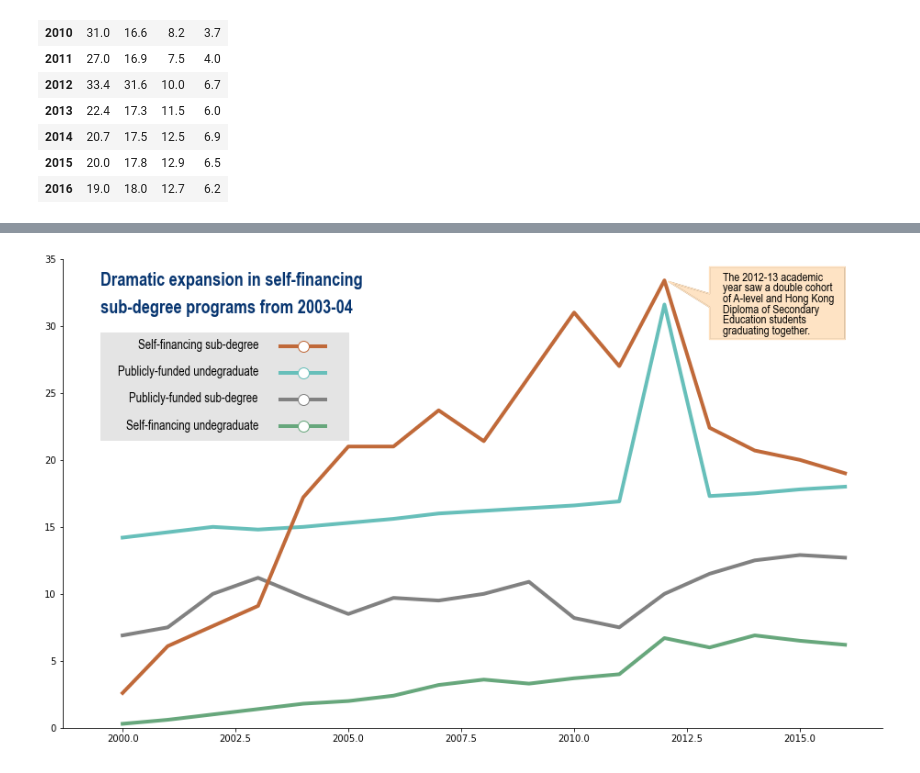
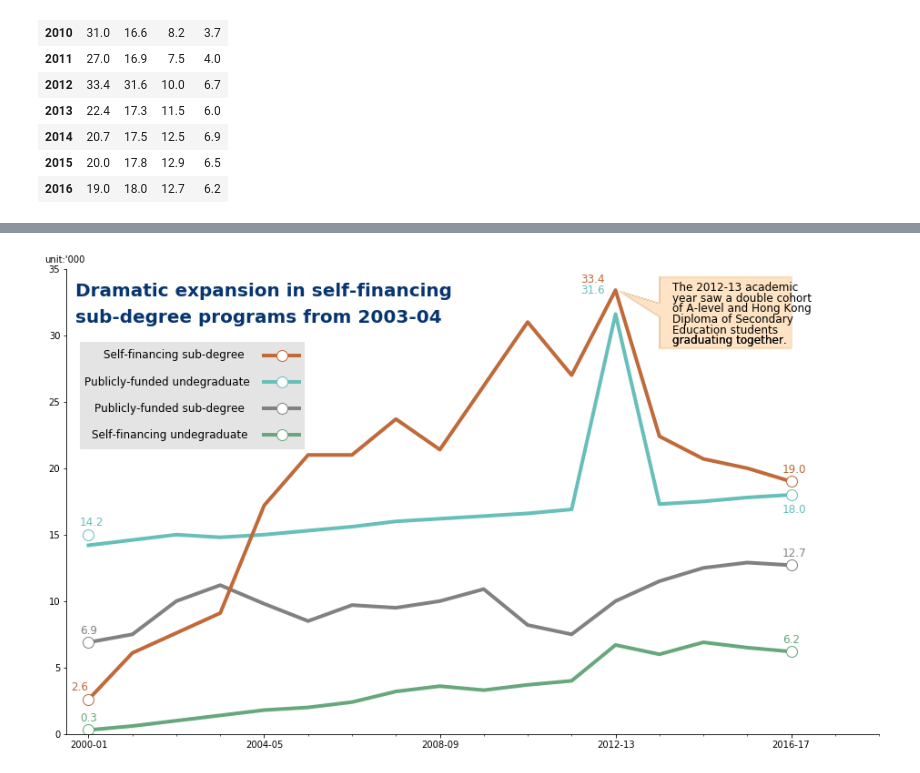
Before and after one commit to HarryZhao2000/HK_student, a Jupyter notebook: project2.ipynb, the cells around one changed output, grey strips where cells are left out. Saved outputs shown, nothing was run; the diff lists cells and outputs as text; code cells hidden in the pictures.

```diff
--- a/project2.ipynb
+++ b/project2.ipynb
@@ -3,11 +10,14 @@
 # %%
+%matplotlib inline
+
 import matplotlib.pyplot as plt
 import pandas as pd
 import numpy as np
 from matplotlib.path import Path
 from matplotlib.patches import PathPatch
+from matplotlib.ticker import MultipleLocator, FormatStrFormatter
+
+data = pd.read_excel('data_pj2.xlsx',index_col = 'date')
-# %%
-data = pd.read_excel('/Users/hurryzhao/Downloads/data_pj2.xlsx',index_col = 'date')
 # %%
 data
 # %% [output]
@@ -33,73 +45,115 @@ data
 # %%
+# Draw the lines
 fig, ax=plt.subplots(figsize=(16, 9.4))
 ax.plot(data.PFU, color='#67BFBA',linewidth=4)
 ax.plot(data.PFS, color='#818181',linewidth=4)
 ax.plot(data.SFS, color='#C06939',linewidth=4)
 ax.plot(data.SFU, color='#67A77C',linewidth=4)
+
+# Remove the top and right spines
 ax.spines['top'].set_visible(False)
 ax.spines['right'].set_visible(False)
+
+# Draw the title
 plt.ylim((0,35))
-ax.text(1999.5,33,'Dramatic expansion in self-financing',fontdict=dict(fontsize=20,
+ax.text(1999.7,33,'Dramatic expansion in self-financing',fontdict=dict(fontsize=20,
                                                                        color='#073570',
                                                                        family='Arial Narrow',
                                                                        weight='bold'))
-ax.text(1999.5,31,'sub-degree programs from 2003-04',fontdict=dict(fontsize=20,
+ax.text(1999.7,31,'sub-degree programs from 2003-04',fontdict=dict(fontsize=20,
                                                                    color='#073570',
                                                                    family='Arial Narrow',
                                                                    weight='bold'))
-ax.add_patch(plt.Rectangle((1999.5,21.5),5.5,8,color='#E4E4E4'))
-x=np.linspace(2003.5,2004.5)
-ax.text(2000.34,28.3,'Self-financing sub-degree',fontdict=dict(fontsize=14,
+
+# Draw the legende
+ax.add_patch(plt.Rectangle((1999.8,21.5),5.1,8,color='#E4E4E4'))
+x=np.linspace(2004,2004.8)
+ax.text(2000.34,28.3,'Self-financing sub-degree',fontdict=dict(fontsize=12,
                                                            family='Arial Narrow'))
 ax.plot(x,[28.5 for i in range(len(x))],color='#C06939',linewidth=4)
-ax.plot(2004,28.5,marker='o',color='#C06939',markerfacecolor='w',ms=12)
+ax.plot(2004.4,28.5,marker='o',color='#C06939',markerfacecolor='w',ms=12)
 
-ax.text(1999.9,26.3,'Publicly-funded undegraduate',fontdict=dict(fontsize=14,
+ax.text(1999.9,26.3,'Publicly-funded undegraduate',fontdict=dict(fontsize=12,
                                                            family='Arial Narrow'))
 ax.plot(x,[26.5 for i in range(len(x))],color='#67BFBA',linewidth=4)
-ax.plot(2004,26.5,marker='o',color='#67BFBA',markerfacecolor='w',ms=12)
+ax.plot(2004.4,26.5,marker='o',color='#67BFBA',markerfacecolor='w',ms=12)
 
-ax.text(2000.13,24.3,'Publicly-funded sub-degree',fontdict=dict(fontsize=14,
+ax.text(2000.13,24.3,'Publicly-funded sub-degree',fontdict=dict(fontsize=12,
                                                            family='Arial Narrow'))
 ax.plot(x,[24.5 for i in range(len(x))],color='#818181',linewidth=4)
-ax.plot(2004,24.5,marker='o',color='#818181',markerfacecolor='w',ms=12)
+ax.plot(2004.4,24.5,marker='o',color='#818181',markerfacecolor='w',ms=12)
 
-ax.text(2000.07,22.3,'Self-financing undegraduate',fontdict=dict(fontsize=14,
+ax.text(2000.07,22.3,'Self-financing undegraduate',fontdict=dict(fontsize=12,
                                                            family='Arial Narrow'))
 ax.plot(x,[22.5 for i in range(len(x))],color='#67A77C',linewidth=4)
-ax.plot(2004,22.5,marker='o',color='#67A77C',markerfacecolor='w',ms=12)
+ax.plot(2004.4,22.5,marker='o',color='#67A77C',markerfacecolor='w',ms=12)
 
-# 对话框
+# Draw the dialog box
 path_data =[
 (Path.MOVETO,(2012.1,33.3)),
 (Path.LINETO,(2013,32.4)),
 (Path.LINETO,(2013,34.4)),
 (Path.LINETO,(2016,34.4)),
 (Path.LINETO,(2016,29)),
 (Path.LINETO,(2013,29)),
 (Path.LINETO,(2013,31.4)),
 (Path.CLOSEPOLY,(2012.1,33.3)),
 ]
 codes, verts = zip(*path_data)
 path =Path(verts, codes)
-#按指令和坐标进行绘图
 patch =PathPatch(path, facecolor='#FEE0BE', alpha=0.9)
 ax.add_patch(patch)
-# 绘制控制多边形和连接点
+
+# Add text in the dialog box
 x, y = zip(*path.vertices)
 line,= ax.plot(x, y,'-',color='#FEE0BE')
-ax.text(2013.3,33.4,'The 2012-13 academic',fontdict=dict(fontsize=13,
+ax.text(2013.3,33.4,'The 2012-13 academic',fontdict=dict(fontsize=12,
                                                            family='Arial Narrow'))
-ax.text(2013.3,32.6,'year saw a double cohort',fontdict=dict(fontsize=13,
+ax.text(2013.3,32.6,'year saw a double cohort',fontdict=dict(fontsize=12,
                                                            family='Arial Narrow'))
-ax.text(2013.3,31.8,'of A-level and Hong Kong',fontdict=dict(fontsize=13,
+ax.text(2013.3,31.8,'of A-level and Hong Kong',fontdict=dict(fontsize=12,
                                                            family='Arial Narrow'))
-ax.text(2013.3,31,'Diploma of Secondary',fontdict=dict(fontsize=13,
+ax.text(2013.3,31,'Diploma of Secondary',fontdict=dict(fontsize=12,
                                                            family='Arial Narrow'))
-ax.text(2013.3,30.2,'Education students',fontdict=dict(fontsize=13,
+ax.text(2013.3,30.2,'Education students',fontdict=dict(fontsize=12,
                                                            family='Arial Narrow'))
-ax.text(2013.3,29.4,'graduating together.',fontdict=dict(fontsize=13,
+ax.text(2013.3,29.4,'graduating together.',fontdict=dict(fontsize=12,
                                                            family='Arial Narrow'))
+ax.text(2013.3,29.4,'graduating together.',fontdict=dict(fontsize=12,
+                                                           family='Arial Narrow'))
+
+# Draw the start points
+ax.plot(2000,0.3,marker='o',color='#67A77C',markerfacecolor='w',ms=12)
+ax.text(1999.8,1,'0.3',fontdict=dict(fontsize=12,color='#67A77C',family='Arial Narrow'))
+ax.plot(2000,2.6,marker='o',color='#C06939',markerfacecolor='w',ms=12)
+ax.text(1999.6,3.3,'2.6',fontdict=dict(fontsize=12,color='#C06939',family='Arial Narrow'))
+ax.plot(2000,15,marker='o',color='#67BFBA',markerfacecolor='w',ms=12)
+ax.text(1999.8,15.7,'14.2',fontdict=dict(fontsize=12,color='#67BFBA',family='Arial Narrow'))
+ax.plot(2000,6.9,marker='o',color='#818181',markerfacecolor='w',ms=12)
+ax.text(1999.8,7.6,'6.9',fontdict=dict(fontsize=12,color='#818181',family='Arial Narrow'))
+
+# Draw the highest points
+plt.xlim((1999.5,2018))
+ax.text(2011.2,34,'33.4',fontdict=dict(fontsize=12,color='#C06939',family='Arial Narrow'))
+ax.text(2011.2,33.2,'31.6',fontdict=dict(fontsize=12,color='#67BFBA',family='Arial Narrow'))
+
+# Draw the end points
+ax.plot(2016,6.2,marker='o',color='#67A77C',markerfacecolor='w',ms=12)
+ax.text(2015.8,6.9,'6.2',fontdict=dict(fontsize=12,color='#67A77C',family='Arial Narrow'))
+ax.plot(2016,19,marker='o',color='#C06939',markerfacecolor='w',ms=12)
+ax.text(2015.8,19.7,'19.0',fontdict=dict(fontsize=12,color='#C06939',family='Arial Narrow'))
+ax.plot(2016,18,marker='o',color='#67BFBA',markerfacecolor='w',ms=12)
+ax.text(2015.8,16.7,'18.0',fontdict=dict(fontsize=12,color='#67BFBA',family='Arial Narrow'))
+ax.plot(2016,12.7,marker='o',color='#818181',markerfacecolor='w',ms=12)
+ax.text(2015.8,13.4,'12.7',fontdict=dict(fontsize=12,color='#818181',family='Arial Narrow'))
+ax.text(1999,35.5,"unit:'000")
+
+# Set ticks and show the diagram
+my_x_ticks = np.arange(2000,2017, 4)
+plt.xticks(my_x_ticks)
+ax.set_xticklabels(('2000-01','2004-05','2008-09', '2012-13', '2016-17'))
+xminorLocator = MultipleLocator(1)
+ax.xaxis.set_minor_locator(xminorLocator)
 plt.show()
 # %% [output]
-[figure, old version]
+[figure, new version]
```
Also changed, not shown: parts of 19 cells of this notebook.
